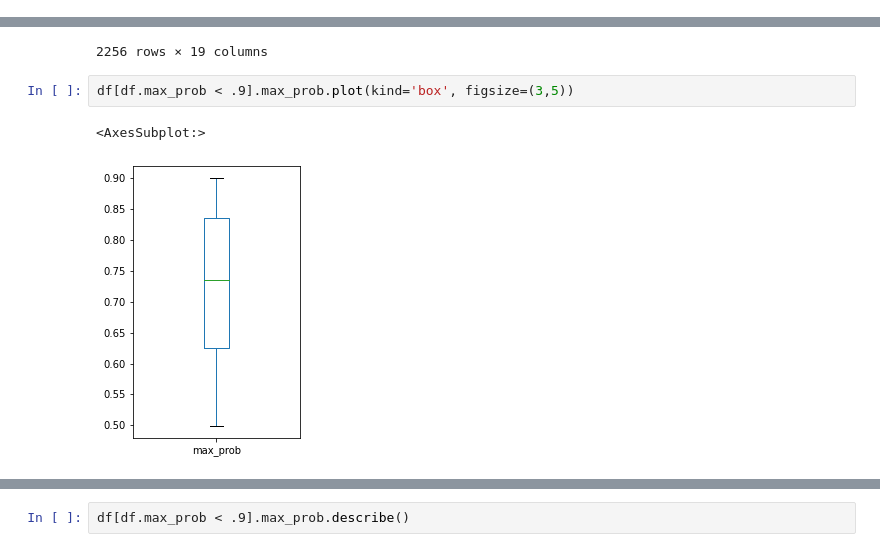
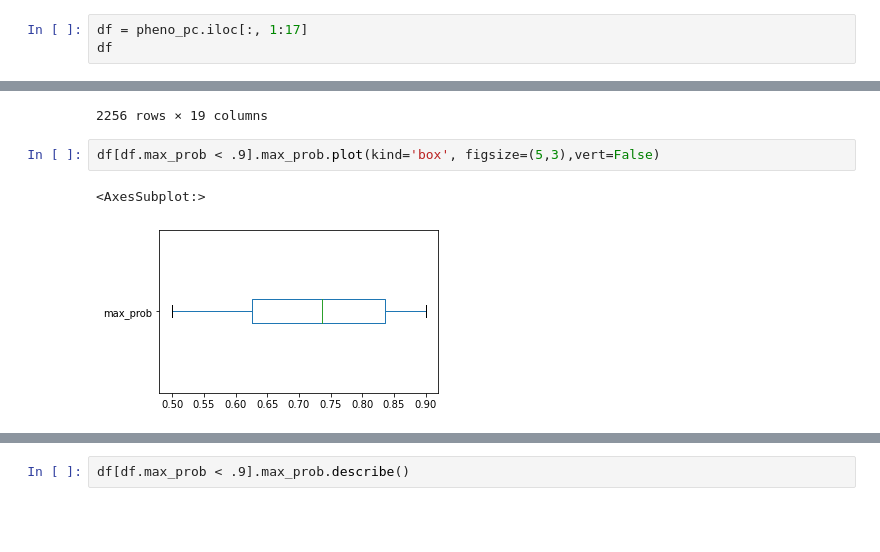
Before and after one commit to teresa-sansan/ADSP_polyfun, a Jupyter notebook: data_processing/phenotype/merge_pheno_pc_population.ipynb, the cells around one changed output, grey strips where cells are left out. Cells and saved outputs as stored; diff of their text form; blank space fills up the shorter version.

```diff
--- a/data_processing/phenotype/merge_pheno_pc_population.ipynb
+++ b/data_processing/phenotype/merge_pheno_pc_population.ipynb
@@ -267,0 +241,3 @@ df
+# %%
+df = pheno_pc.iloc[:, 1:17]
+df
@@ -312,7 +304,7 @@ df[df.max_prob < .9].sort_values(by= 'max_prob')
 | 18737 | A-NMAS-NM000585-BL-MIA-200810584 | 1.0 | 0.0 | 33.0 | 83 | 5.0 | 1.0 | NaN | case_control | ... |
 2256 rows × 19 columns
 # %%
-df[df.max_prob < .9].max_prob.plot(kind='box', figsize=(3,5))
+df[df.max_prob < .9].max_prob.plot(kind='box', figsize=(5,3),vert=False)
 # %% [output]
 <AxesSubplot:>
-[figure, old version]
+[figure, new version]
```
Also changed, not shown: parts of 7 cells of this notebook, 2 other files.
